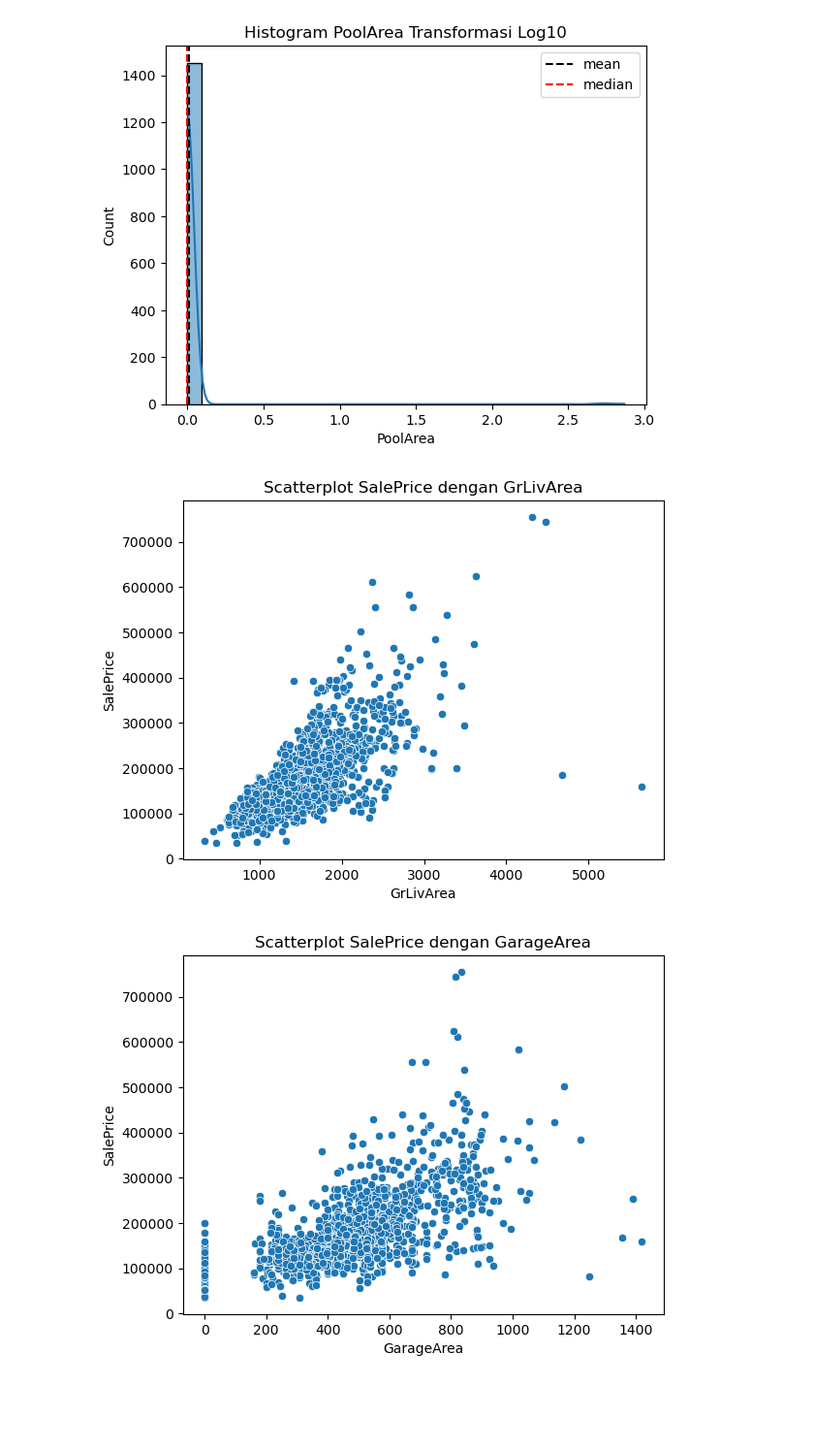
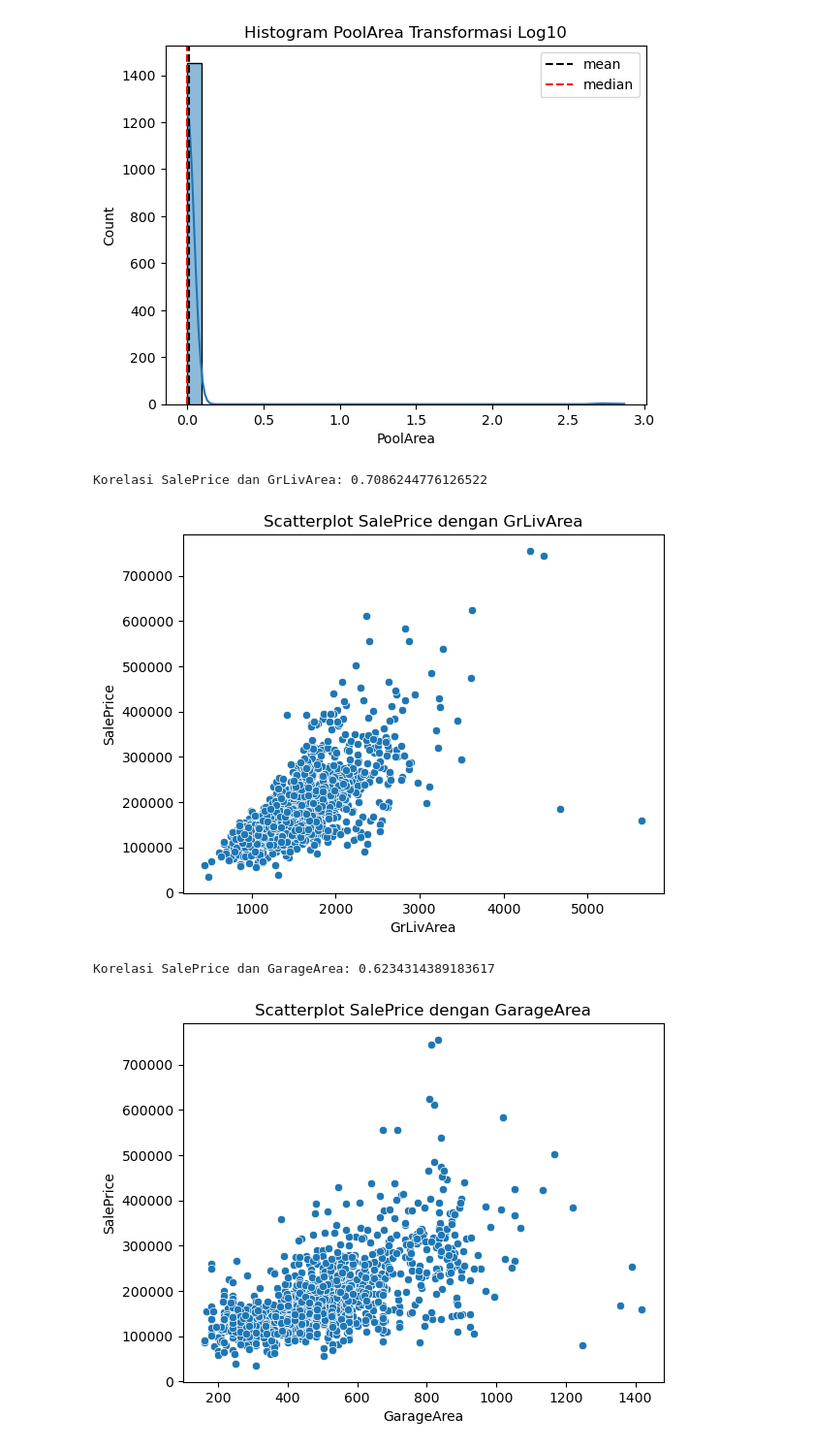
Before and after one commit to CatVenn/Final-Project, a Jupyter notebook: House Pricing.ipynb, the cells around one changed output. Shown at 97% size. Drawn from its saved outputs; the diff is of its cells as text; code cells hidden in the pictures; blank space fills up the shorter version.

```diff
--- a/House Pricing.ipynb
+++ b/House Pricing.ipynb
@@ -274,14 +274,22 @@ plt.show()
 # %% [output]
 [figure]
 # %%
-ax = sns.scatterplot(y="SalePrice", x="GrLivArea", data=hp_numeric)
+ax = sns.scatterplot(y="SalePrice", x="GrLivArea", data=hp_filtered,)
 plt.title("Scatterplot SalePrice dengan GrLivArea")
+corr = hp_numeric['SalePrice'].corr(hp_numeric['GrLivArea'])
+print("Korelasi SalePrice dan GrLivArea:", corr)
+hp_filtered = hp_numeric[(hp_numeric['SalePrice'] > 0) & (hp_numeric['GrLivArea'] > 0)]
 plt.show()
 # %% [output]
+Korelasi SalePrice dan GrLivArea: 0.7086244776126522
-[figure, old version]
+[figure, new version]
 # %%
-ax = sns.scatterplot(y="SalePrice", x="GarageArea", data=hp_numeric)
+ax = sns.scatterplot(y="SalePrice", x="GarageArea", data=hp_filtered)
 plt.title("Scatterplot SalePrice dengan GarageArea")
+corr = hp_numeric['SalePrice'].corr(hp_numeric['GarageArea'])
+print("Korelasi SalePrice dan GarageArea:", corr)
+hp_filtered = hp_numeric[(hp_numeric['SalePrice'] > 0) & (hp_numeric['GarageArea'] > 0)]
 plt.show()
 # %% [output]
+Korelasi SalePrice dan GarageArea: 0.6234314389183617
-[figure, old version]
+[figure, new version]
```
Also changed, not shown: 1 other file.
